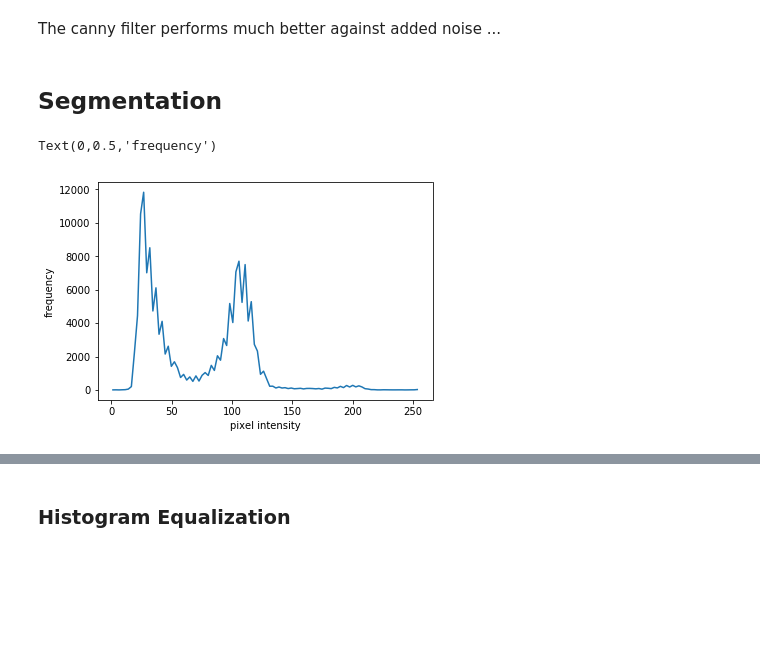
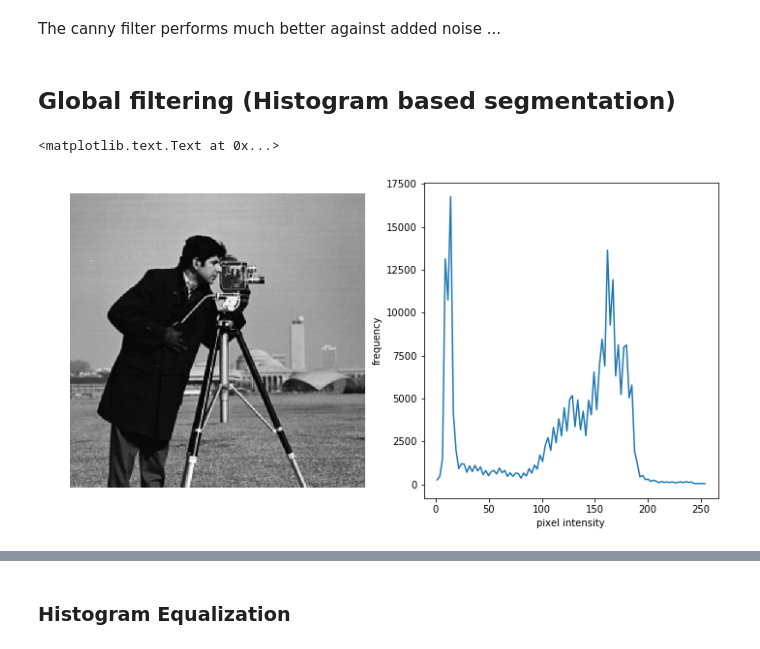
Before and after one commit to AngusG/machine-vision-image-processing, a Jupyter notebook: ENGG4460_Robotics_MachineVisionBasics.ipynb, the cells around one changed output, grey strips where cells are left out. Saved outputs shown, nothing was run; the diff lists cells and outputs as text; code cells hidden in the pictures; blank space fills up the shorter version.

```diff
--- a/ENGG4460_Robotics_MachineVisionBasics.ipynb
+++ b/ENGG4460_Robotics_MachineVisionBasics.ipynb
@@ -31,0 +9,6 @@ plt.imshow(mask)
+# %%
+image = data.camera()
+plt.figure(figsize=(4,4))
+plt.imshow(image, cmap='gray', interpolation='nearest')
+plt.axis('off')
+plt.tight_layout()
@@ -187,18 +182,25 @@ ax5.set_title("Canny filter")
 [figure]
 # %% [markdown]
 The canny filter performs much better against added noise ...
-# %% [markdown]
-## Segmentation
+# %% [markdown]
+## Global filtering (Histogram based segmentation)
 # %%
 hist, bin_edges = np.histogram(image, bins=100)
 bin_centers = 0.5 * (bin_edges[:-1] + bin_edges[1:])
 # %%
 #with plt.xkcd(): # might cause a warning "Humor Sans" not found :)
-plt.plot(bin_centers, hist)
+
+fig = plt.figure(figsize=(12, 6))
+ax1 = fig.add_subplot(121)  # left side
+ax1.imshow(image, cmap='gray', interpolation='nearest')
+ax1.axis('off')
+
+ax2 = fig.add_subplot(122)  # left side
+ax2.plot(bin_centers, hist)
 plt.xlabel('pixel intensity')
 plt.ylabel('frequency')
 # %% [output]
-Text(0,0.5,'frequency')
+<matplotlib.text.Text at 0x...>
-[figure, old version]
+[figure, new version]
 # %%
 image_thresh = image.copy() # make a copy so we don't mess up original image
```
Also changed, not shown: parts of 35 cells of this notebook.
